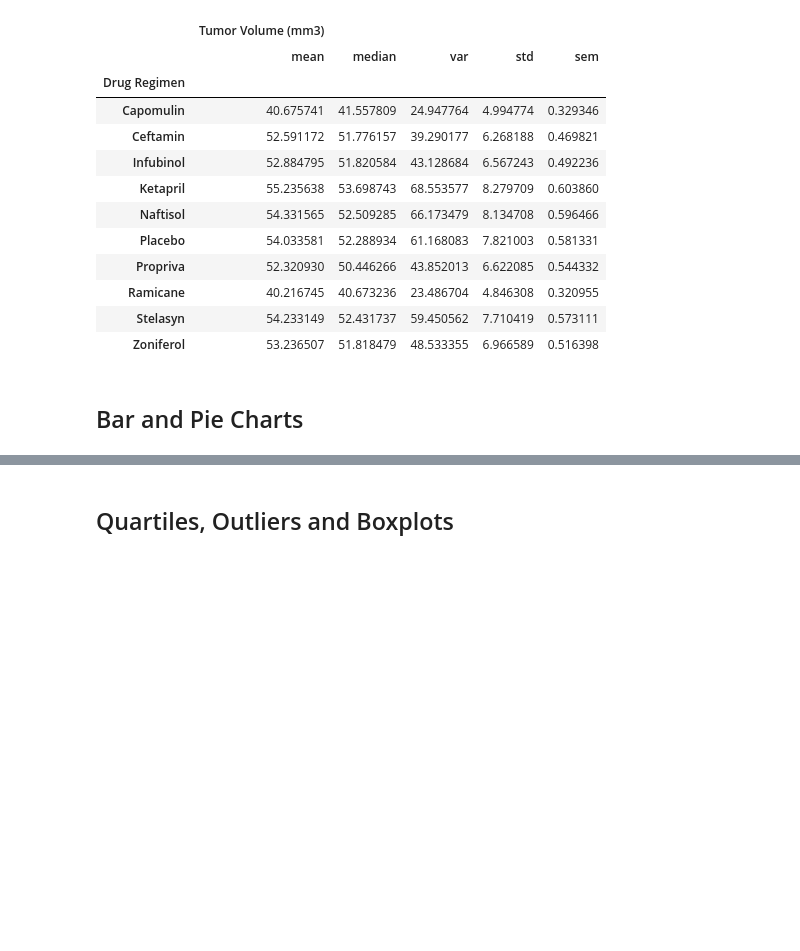
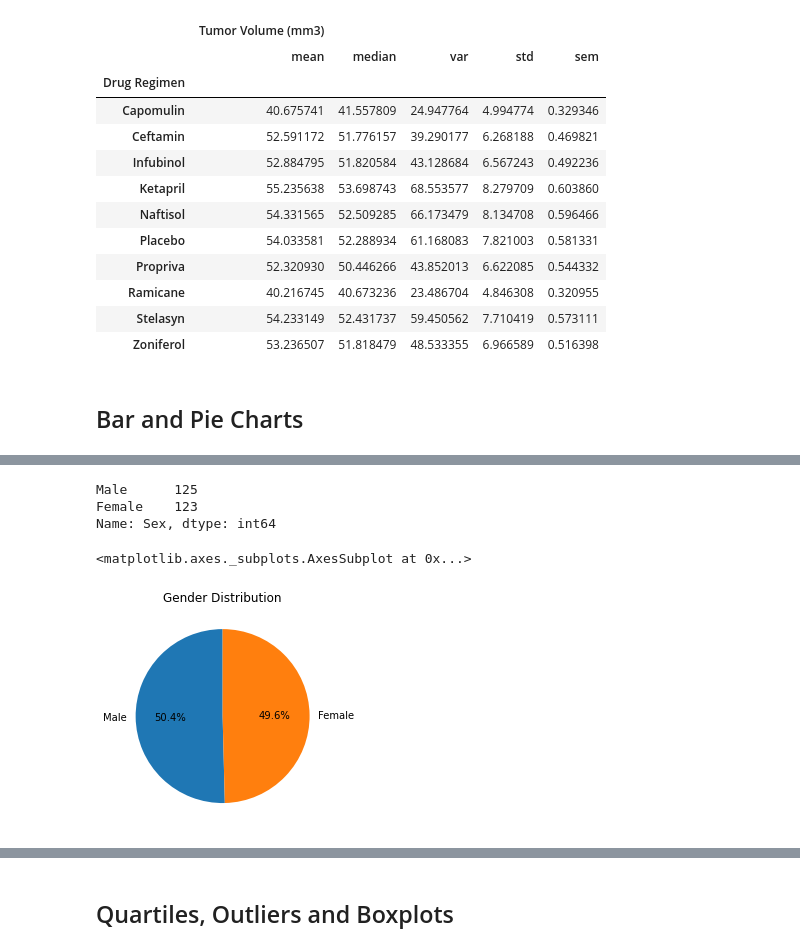
Before and after one commit to ambervanharskamp/matplotlib_challenge, a Jupyter notebook: Pymaceuticals/pymaceuticals_starter.ipynb, the cells around one changed output, grey strips where cells are left out. Saved outputs shown, nothing was run; the diff lists cells and outputs as text; code cells hidden in the pictures; blank space fills up the shorter version.

```diff
--- a/Pymaceuticals/pymaceuticals_starter.ipynb
+++ b/Pymaceuticals/pymaceuticals_starter.ipynb
@@ -140,2 +191,31 @@ clean_mouse_df.groupby(["Drug Regimen"])[["Tumor Volume (mm3)"]].agg(["mean", "m
+# %%
+# Generate a pie plot showing the distribution of female versus male mice using Pandas
+
+#Reduce the dataframe and keep the columns related to Mouse ID and Sex
+mouse_ID_gender = clean_mouse_df[["Mouse ID","Sex"]]
+#mouse_ID_gender.head()
+
+#Remove all the duplicate values so that there is only one row for each Mouse ID
+mouse_ID_gender_unique = mouse_ID_gender.drop_duplicates(subset=None, keep='first', inplace=False)
+
+#Make the Mouse ID the index
+mouse_ID_gender_unique.set_index("Mouse ID")
+
+#Count how many of each gender there is
+gender_counts = mouse_ID_gender_unique['Sex'].value_counts()
+gender_counts
+# %% [output]
+Male      125
+Female    123
+Name: Sex, dtype: int64
 # %%
-# Generate a bar plot showing the total number of timepoints for all mice tested for each drug regimen using Pandas.
+# Generate a bar plot showing the total number of timepoints for all mice tested for each drug regimen using pyplot.
+gender_counts_pie_plot = gender_counts.plot.pie(autopct="%1.1f%%", startangle=90, title='Gender Distribution')
+
+#Remove the y label
+gender_counts_pie_plot.set_ylabel('')
+
+gender_counts_pie_plot
+# %% [output]
+<matplotlib.axes._subplots.AxesSubplot at 0x...>
+[figure, added]
```
Also changed, not shown: parts of 18 cells of this notebook.
